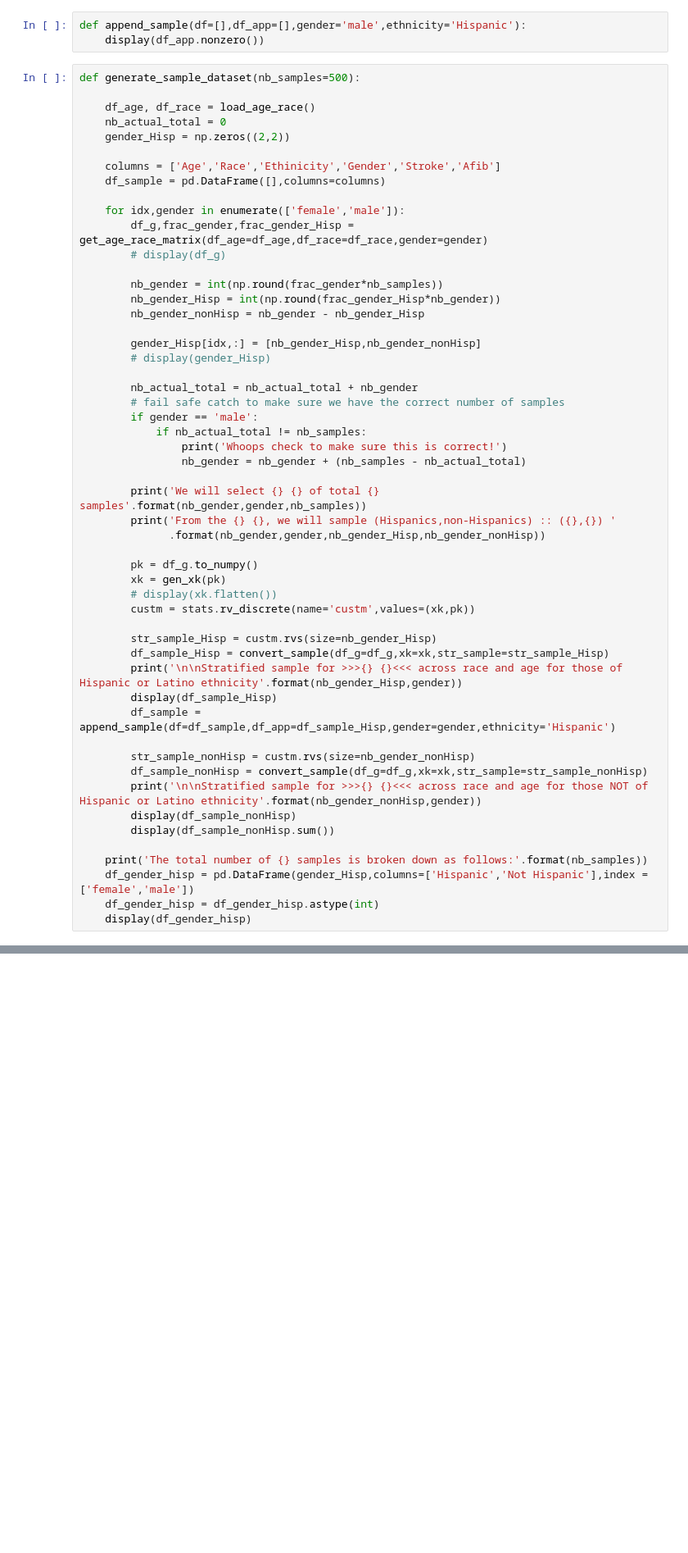
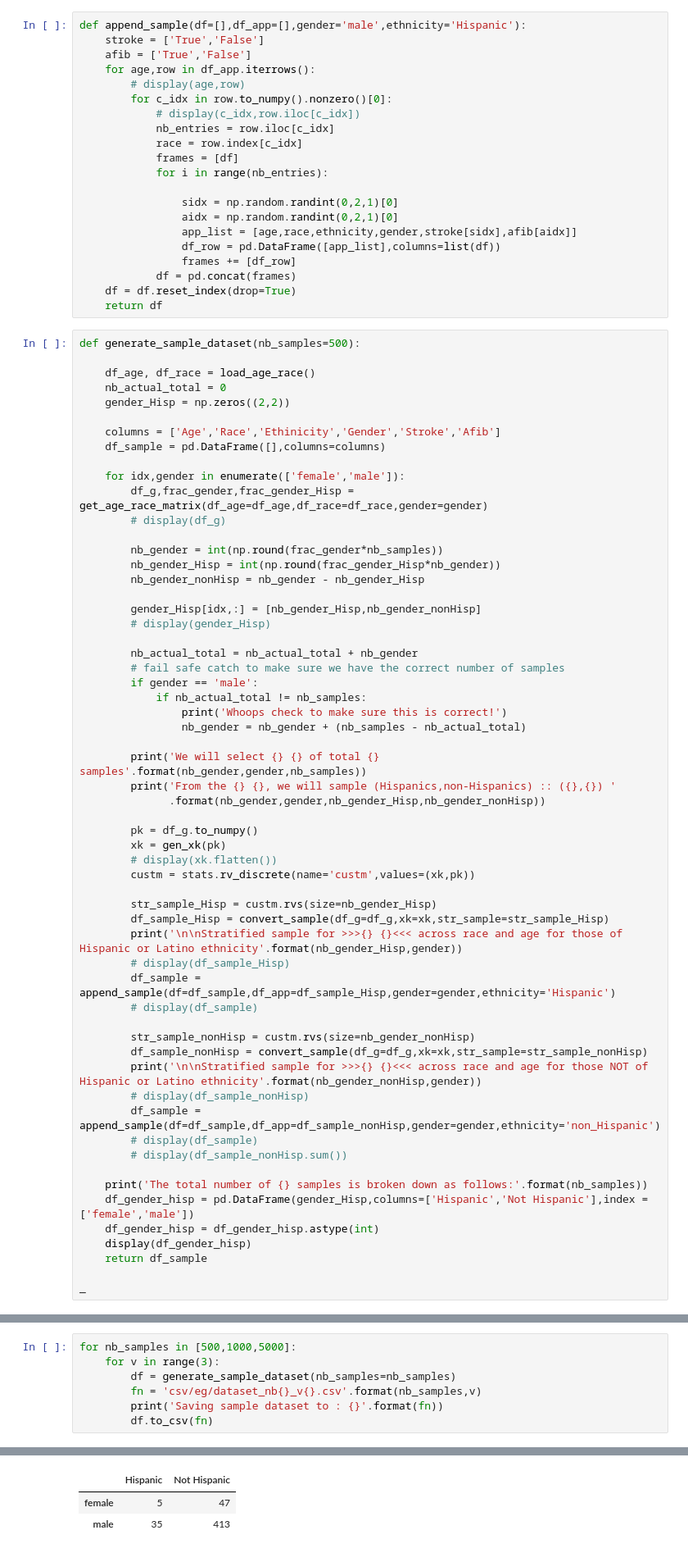
Before and after one commit to bkonkva/LAA_STROKE, a Jupyter notebook: demo/generate_sample_dataset.ipynb, the cells around one changed output, grey strips where cells are left out. Shown at 82% size. Saved outputs shown, nothing was run; the diff lists cells and outputs as text; blank space fills up the shorter version.

```diff
--- a/demo/generate_sample_dataset.ipynb
+++ b/demo/generate_sample_dataset.ipynb
@@ -79,9 +79,27 @@ def convert_sample(df_g=[],xk=0,str_sample=0):
     df_sample = pd.DataFrame(data=out_count,index=df_g.index,columns=df_g.columns)
     df_sample = df_sample.astype(int)
     return df_sample
-# %%
-def append_sample(df=[],df_app=[],gender='male',ethnicity='Hispanic'):
-    display(df_app.nonzero())
+# %%
+def append_sample(df=[],df_app=[],gender='male',ethnicity='Hispanic'):
+    stroke = ['True','False']
+    afib = ['True','False']
+    for age,row in df_app.iterrows():
+        # display(age,row)
+        for c_idx in row.to_numpy().nonzero()[0]:
+            # display(c_idx,row.iloc[c_idx])
+            nb_entries = row.iloc[c_idx]
+            race = row.index[c_idx]
+            frames = [df]
+            for i in range(nb_entries):
+
+                sidx = np.random.randint(0,2,1)[0]
+                aidx = np.random.randint(0,2,1)[0]
+                app_list = [age,race,ethnicity,gender,stroke[sidx],afib[aidx]]
+                df_row = pd.DataFrame([app_list],columns=list(df))
+                frames += [df_row]
+            df = pd.concat(frames)
+    df = df.reset_index(drop=True)
+    return df
 # %%
 def generate_sample_dataset(nb_samples=500):
 
@@ -122,16 +140,22 @@ def generate_sample_dataset(nb_samples=500):
         str_sample_Hisp = custm.rvs(size=nb_gender_Hisp)
         df_sample_Hisp = convert_sample(df_g=df_g,xk=xk,str_sample=str_sample_Hisp)
         print('\n\nStratified sample for >>>{} {}<<< across race and age for those of Hispanic or Latino ethnicity'.format(nb_gender_Hisp,gender))
-        display(df_sample_Hisp)
+        # display(df_sample_Hisp)
         df_sample = append_sample(df=df_sample,df_app=df_sample_Hisp,gender=gender,ethnicity='Hispanic')
+        # display(df_sample)
 
         str_sample_nonHisp = custm.rvs(size=nb_gender_nonHisp)
         df_sample_nonHisp = convert_sample(df_g=df_g,xk=xk,str_sample=str_sample_nonHisp)
         print('\n\nStratified sample for >>>{} {}<<< across race and age for those NOT of Hispanic or Latino ethnicity'.format(nb_gender_nonHisp,gender))
-        display(df_sample_nonHisp)
-        display(df_sample_nonHisp.sum())
+        # display(df_sample_nonHisp)
+        df_sample = append_sample(df=df_sample,df_app=df_sample_nonHisp,gender=gender,ethnicity='non_Hispanic')
+        # display(df_sample)
+        # display(df_sample_nonHisp.sum())
 
     print('The total number of {} samples is broken down as follows:'.format(nb_samples))
     df_gender_hisp = pd.DataFrame(gender_Hisp,columns=['Hispanic','Not Hispanic'],index = ['female','male'])
     df_gender_hisp = df_gender_hisp.astype(int)
     display(df_gender_hisp)
+    return df_sample
+
+_
@@ -172,0 +164,8 @@ AttributeError: 'DataFrame' object has no attribute 'nonzero'
+# %%
+for nb_samples in [500,1000,5000]:
+    for v in range(3):
+        df = generate_sample_dataset(nb_samples=nb_samples)
+        fn = 'csv/eg/dataset_nb{}_v{}.csv'.format(nb_samples,v)
+        print('Saving sample dataset to : {}'.format(fn))
+        df.to_csv(fn)
+# %% [output]
@@ -172,0 +197,3 @@ AttributeError: 'DataFrame' object has no attribute 'nonzero'
+|  | Hispanic | Not Hispanic |
+| female | 5 | 47 |
+| male | 35 | 413 |
```
Also changed, not shown: parts of 3 cells of this notebook.
